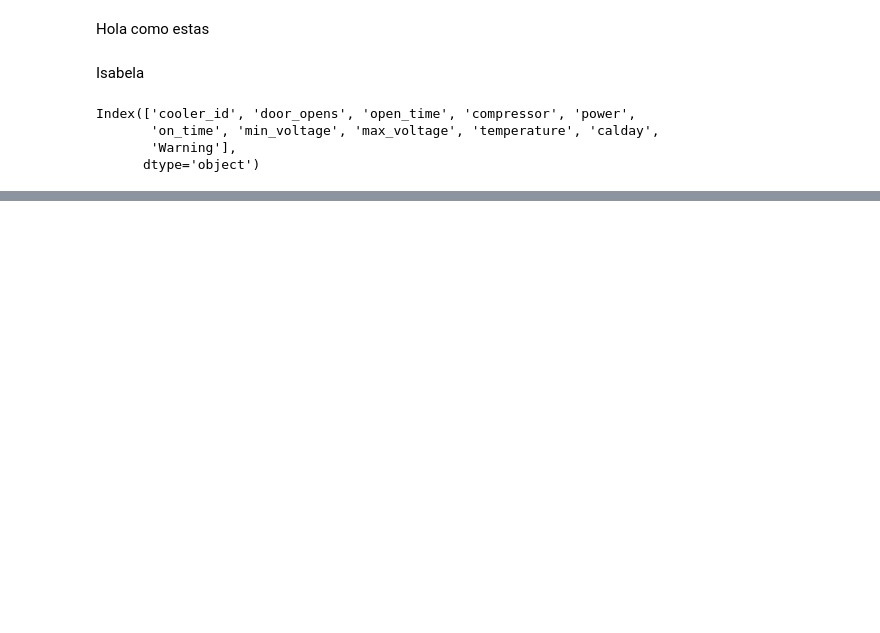
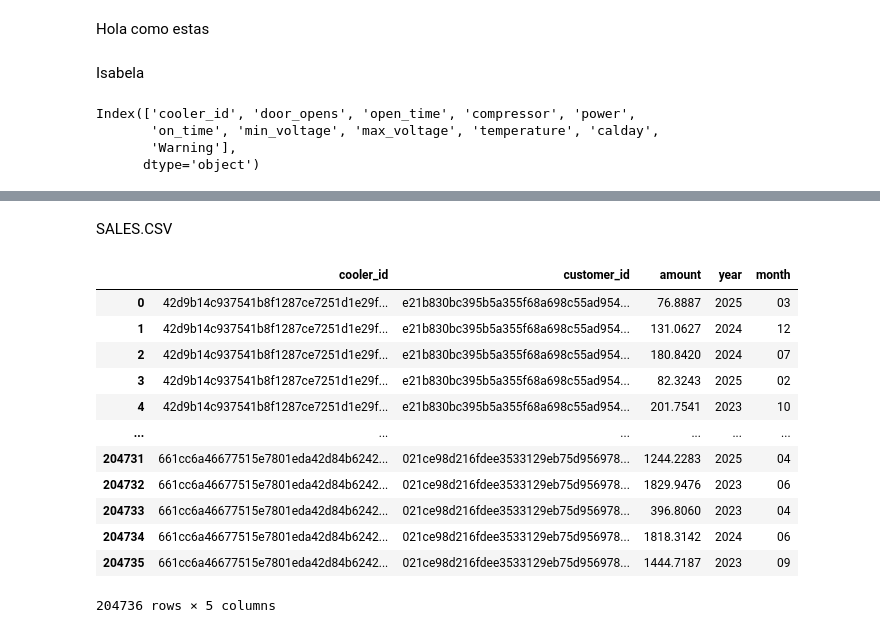
Before and after one commit to Isa2604/PowerUp, a Jupyter notebook: Dataset _ Coolers AC/Dataset _ Coolers AC/Data_coolers.ipynb, the cells around one changed output, grey strips where cells are left out. Cells and saved outputs as stored; diff of their text form; code cells hidden in the pictures; blank space fills up the shorter version.

```diff
--- a/Dataset _ Coolers AC/Dataset _ Coolers AC/Data_coolers.ipynb
+++ b/Dataset _ Coolers AC/Dataset _ Coolers AC/Data_coolers.ipynb
@@ -29,0 +60,23 @@ df_merged = df_merged.dropna(subset=['min_voltage'])
+# %% [markdown]
+SALES.CSV
+# %%
+df_sales_month = pd.read_csv('sales.csv')
+df_sales_month['calmonth'] = df_sales_month['calmonth'].astype(str)
+df_sales_month['year'] = df_sales_month['calmonth'].str[:4]
+df_sales_month['month'] = df_sales_month['calmonth'].str[4:6]
+df_sales_month = df_sales_month.drop(columns=['calmonth'])
+df_sales_month
+# %% [output]
+|  | cooler_id | customer_id | amount | year | month |
+| 0 | 42d9b14c937541b8f1287ce7251d1e29f... | e21b830bc395b5a355f68a698c55ad954... | 76.8887 | 2025 | 03 |
+| 1 | 42d9b14c937541b8f1287ce7251d1e29f... | e21b830bc395b5a355f68a698c55ad954... | 131.0627 | 2024 | 12 |
+| 2 | 42d9b14c937541b8f1287ce7251d1e29f... | e21b830bc395b5a355f68a698c55ad954... | 180.8420 | 2024 | 07 |
+| 3 | 42d9b14c937541b8f1287ce7251d1e29f... | e21b830bc395b5a355f68a698c55ad954... | 82.3243 | 2025 | 02 |
+| 4 | 42d9b14c937541b8f1287ce7251d1e29f... | e21b830bc395b5a355f68a698c55ad954... | 201.7541 | 2023 | 10 |
+| ... | ... | ... | ... | ... | ... |
+| 204731 | 661cc6a46677515e7801eda42d84b6242... | 021ce98d216fdee3533129eb75d956978... | 1244.2283 | 2025 | 04 |
+| 204732 | 661cc6a46677515e7801eda42d84b6242... | 021ce98d216fdee3533129eb75d956978... | 1829.9476 | 2023 | 06 |
+| 204733 | 661cc6a46677515e7801eda42d84b6242... | 021ce98d216fdee3533129eb75d956978... | 396.8060 | 2023 | 04 |
+| 204734 | 661cc6a46677515e7801eda42d84b6242... | 021ce98d216fdee3533129eb75d956978... | 1818.3142 | 2024 | 06 |
+| 204735 | 661cc6a46677515e7801eda42d84b6242... | 021ce98d216fdee3533129eb75d956978... | 1444.7187 | 2023 | 09 |
+204736 rows × 5 columns
```
Also changed, not shown: parts of 12 cells of this notebook, 2 other files.
